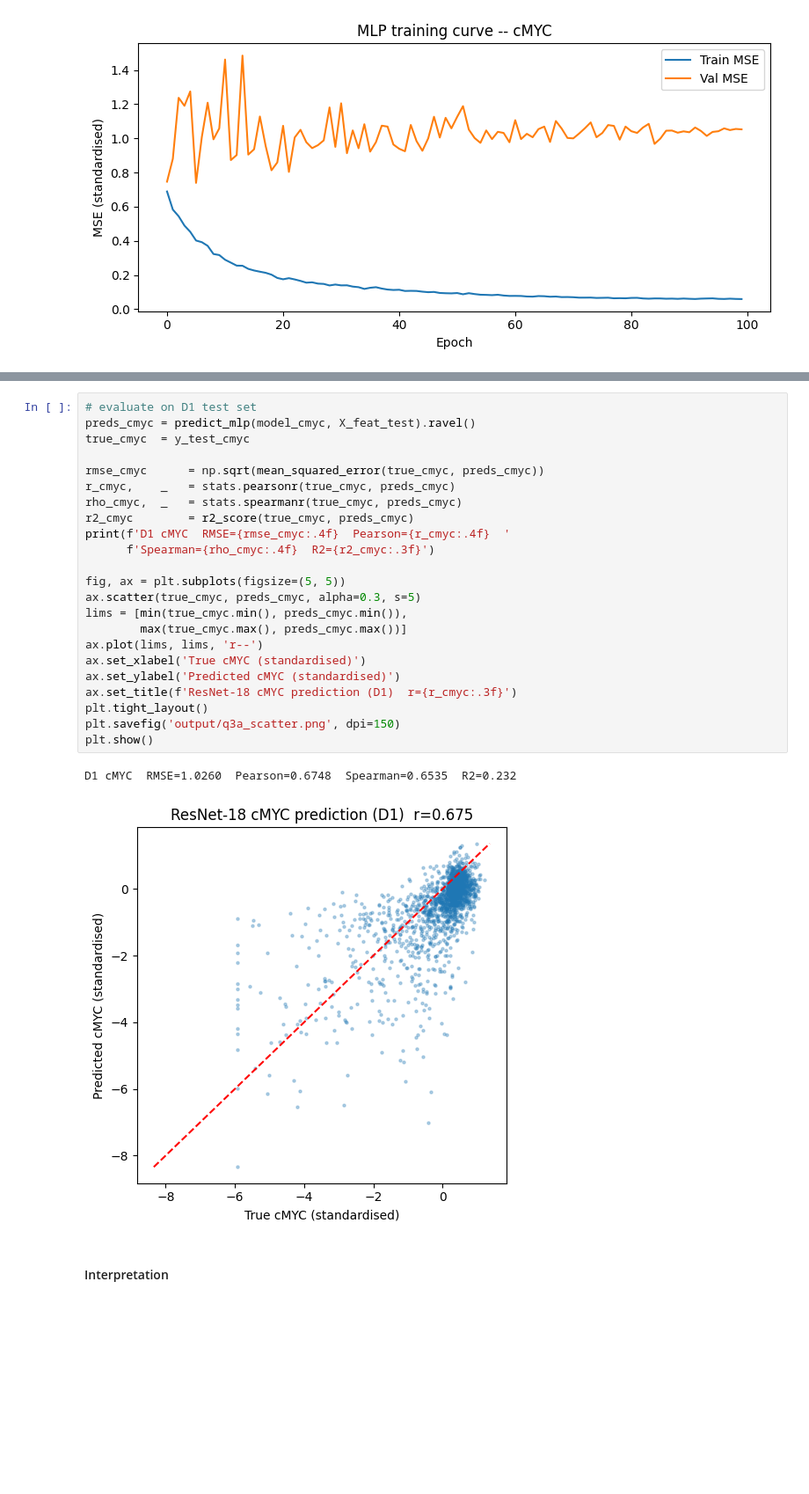
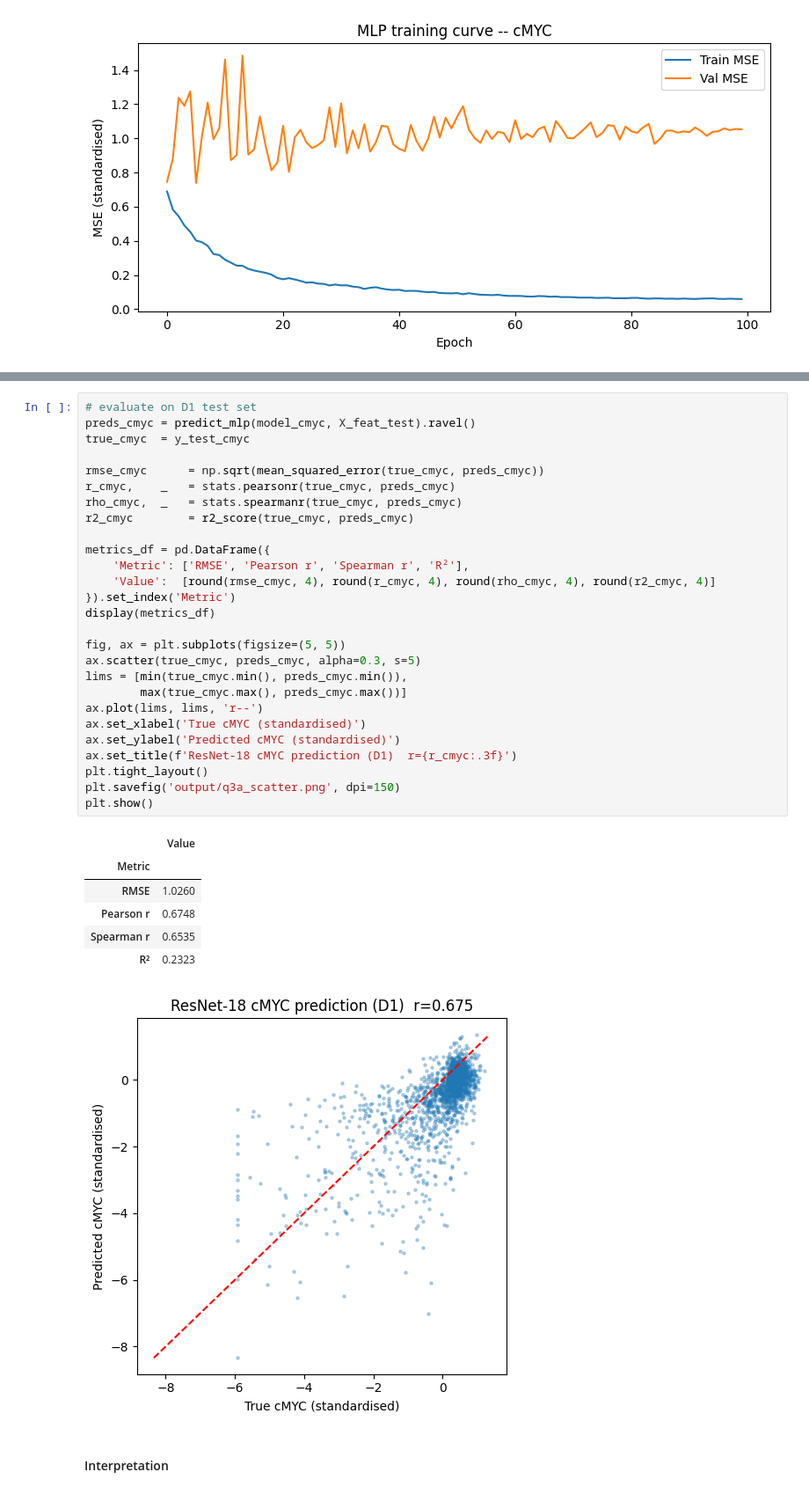
Before and after one commit to yueran-wang-warwick/cs429_assignment2, a Jupyter notebook: CS429_A2_Yueran_Wang.ipynb, the cells around one changed output, grey strips where cells are left out. Shown at 88% size. Cells and saved outputs as stored; diff of their text form; blank space fills up the shorter version.

```diff
--- a/CS429_A2_Yueran_Wang.ipynb
+++ b/CS429_A2_Yueran_Wang.ipynb
@@ -1006,28 +951,37 @@ else:
 # %%
 # evaluate on D1 test set
 preds_cmyc = predict_mlp(model_cmyc, X_feat_test).ravel()
 true_cmyc  = y_test_cmyc
 
 rmse_cmyc      = np.sqrt(mean_squared_error(true_cmyc, preds_cmyc))
 r_cmyc,    _   = stats.pearsonr(true_cmyc, preds_cmyc)
 rho_cmyc,  _   = stats.spearmanr(true_cmyc, preds_cmyc)
 r2_cmyc        = r2_score(true_cmyc, preds_cmyc)
-print(f'D1 cMYC  RMSE={rmse_cmyc:.4f}  Pearson={r_cmyc:.4f}  '
-      f'Spearman={rho_cmyc:.4f}  R2={r2_cmyc:.3f}')
+
+metrics_df = pd.DataFrame({
+    'Metric': ['RMSE', 'Pearson r', 'Spearman r', 'R²'],
+    'Value':  [round(rmse_cmyc, 4), round(r_cmyc, 4), round(rho_cmyc, 4), round(r2_cmyc, 4)]
+}).set_index('Metric')
+display(metrics_df)
 
 fig, ax = plt.subplots(figsize=(5, 5))
 ax.scatter(true_cmyc, preds_cmyc, alpha=0.3, s=5)
 lims = [min(true_cmyc.min(), preds_cmyc.min()),
         max(true_cmyc.max(), preds_cmyc.max())]
 ax.plot(lims, lims, 'r--')
 ax.set_xlabel('True cMYC (standardised)')
 ax.set_ylabel('Predicted cMYC (standardised)')
 ax.set_title(f'ResNet-18 cMYC prediction (D1)  r={r_cmyc:.3f}')
 plt.tight_layout()
 plt.savefig('output/q3a_scatter.png', dpi=150)
 plt.show()
 # %% [output]
-D1 cMYC  RMSE=1.0260  Pearson=0.6748  Spearman=0.6535  R2=0.232
+|  | Value |
+| Metric |  |
+| RMSE | 1.0260 |
+| Pearson r | 0.6748 |
+| Spearman r | 0.6535 |
+| R² | 0.2323 |
 [figure]
 # %% [markdown]
 #### Interpretation
```
Also changed, not shown: parts of 42 cells of this notebook.
